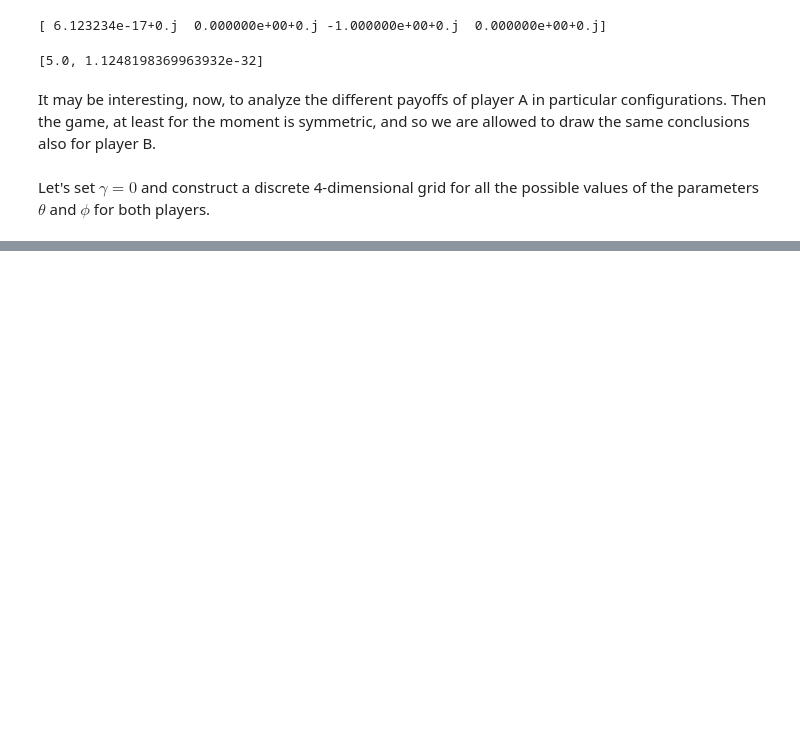
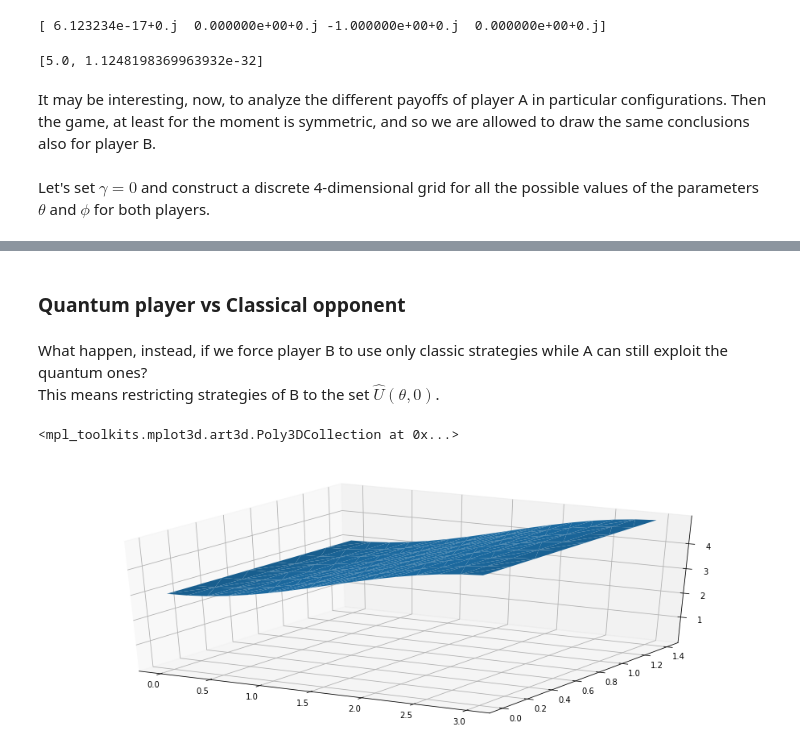
Before and after one commit to MattiaPujatti/A-Brief-Introduction-to-Quantum-Game-Theory, a Jupyter notebook: Quantum 2x2 Games.ipynb, the cells around one changed output, grey strips where cells are left out. Saved outputs shown, nothing was run; the diff lists cells and outputs as text; code cells hidden in the pictures; blank space fills up the shorter version.

```diff
--- a/Quantum 2x2 Games.ipynb
+++ b/Quantum 2x2 Games.ipynb
@@ -125,23 +127,3 @@ expected_payoffs( fs, payoff_matrix_pd )
 It may be interesting, now, to analyze the different payoffs of player A in particular configurations. Then the game, at least for the moment is symmetric, and so we are allowed to draw the same conclusions also for player B.
 # %% [markdown]
 Let's set $\gamma=0$ and construct a discrete 4-dimensional grid for all the possible values of the parameters $\theta$ and $\phi$ for both players.
-# %%
-thetaA = np.arange(0, np.pi, 0.1)
-phiA   = np.arange(0, np.pi/2, 0.1)
-thetaB = np.arange(0, np.pi, 0.1)
-phiB   = np.arange(0, np.pi/2, 0.1)
-
-grid = np.zeros(shape=(32*16*32*16,5))
-s = 0
-
-for i in thetaA:
-    for j in phiA:
-        for k in thetaB:
-            for l in phiB:
-                print(32*16*32*16-s)
-                sA = quantum_strategy(thetaA, phiA[0])
-                sB = quantum_strategy(thetaB[0], phiB[0])
-                fs = compute_final_state(sA, sB, 0)
-                utility = expected_payoffs(fs, payoff_matrix_pd)
-                grid[s] = [thetaA[0], phiA[0], thetaB[0], phiB[0], utility[0]]
-                s +=1
@@ -166,0 +192,2 @@ pd.DataFrame(grid, columns=["tA","pA","tB","pB","u",])
+# %%
+df = pd.DataFrame(grid, columns=["thetaA","phiA","thetaB","phiB","utilityA"])
@@ -166,0 +248,5 @@ pd.DataFrame(grid, columns=["tA","pA","tB","pB","u",])
+# %% [markdown]
+### Quantum player vs Classical opponent
+# %% [markdown]
+What happen, instead, if we force player B to use only classic strategies while A can still exploit the quantum ones? <br>
+This means restricting strategies of B to the set $\hat{U}(\theta,0)$.
@@ -166,0 +265,9 @@ pd.DataFrame(grid, columns=["tA","pA","tB","pB","u",])
+# %%
+fig = plt.figure(figsize =(16, 9))
+ax = plt.axes(projection ='3d')
+fig = plt.figure(figsize=(16, 6))
+ax3 = fig.add_subplot(111, projection='3d')
+ax3.plot_trisurf(df["thetaA"],df["phiA"], df["utilityA"])
+# %% [output]
+<mpl_toolkits.mplot3d.art3d.Poly3DCollection at 0x...>
+[figure, added]
```
Also changed, not shown: parts of 21 cells of this notebook, 7 other files.
